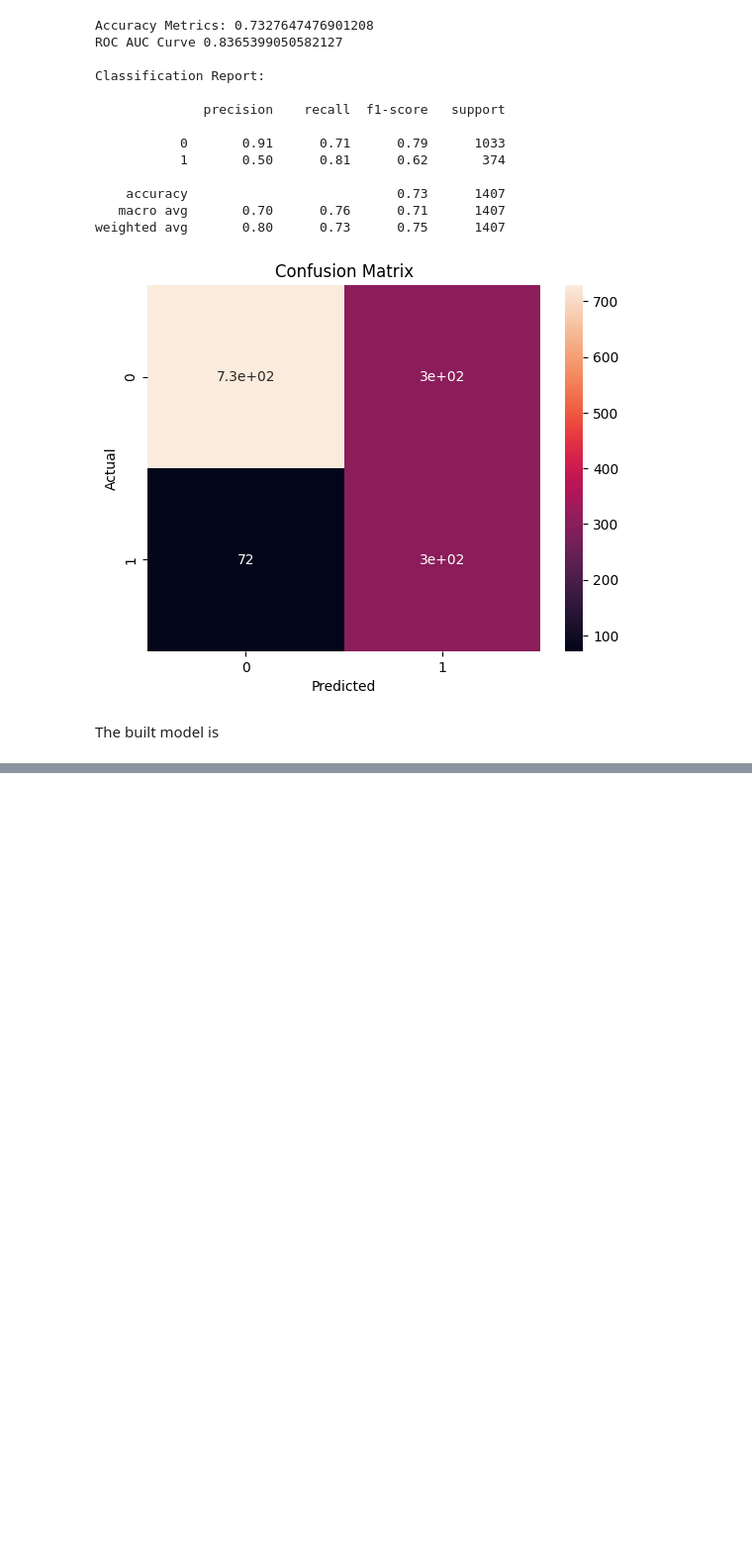
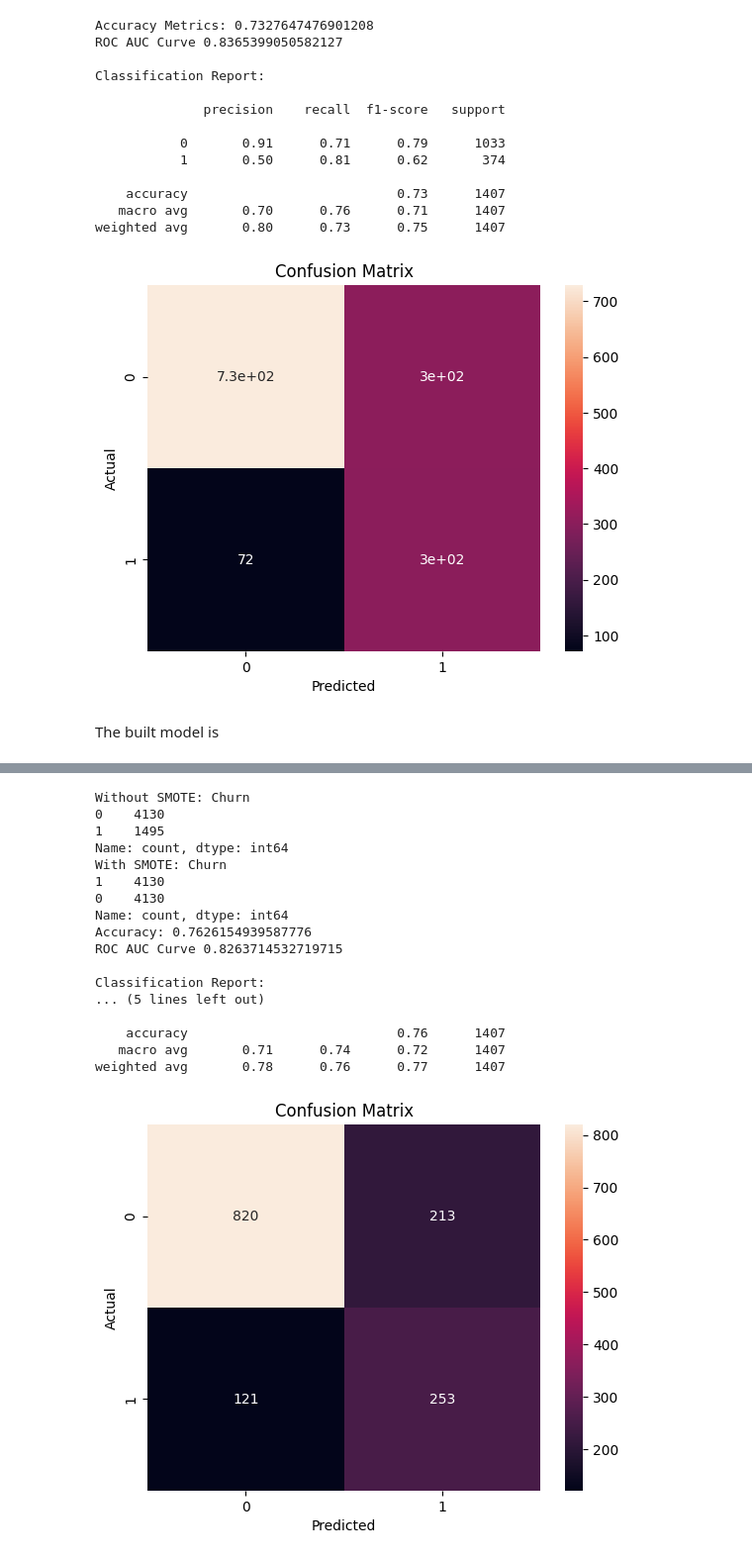
Before and after one commit to jnagabooshanam-hub/ChurnPrediction_Project, a Jupyter notebook: Customer_Churn_2026.ipynb, the cells around one changed output, grey strips where cells are left out. Shown at 99% size. Saved outputs shown, nothing was run; the diff lists cells and outputs as text; code cells hidden in the pictures; blank space fills up the shorter version.

```diff
--- a/Customer_Churn_2026.ipynb
+++ b/Customer_Churn_2026.ipynb
@@ -669,0 +679,72 @@ weighted avg       0.80      0.74      0.75      1407
+# %%
+key_features = [
+    "InternetService_Fiber optic",
+    "StreamingTV_Yes",
+    "StreamingMovies_Yes",
+    "MultipleLines_Yes",
+    "PaymentMethod_Electronic check",
+    "PaperlessBilling_Yes",
+    "TotalCharges",
+    "DeviceProtection_Yes",
+    "SeniorCitizen",
+    "PaymentMethod_Credit card (automatic)",
+    "PaymentMethod_Mailed check",
+    "PhoneService_Yes",
+    "MultipleLines_No phone service",
+    "gender_Male",
+    "OnlineBackup_Yes"
+]
+
+X_reduced = data_encoded[key_features]
+y = data_encoded["Churn"]
+X_train, X_test, y_train, y_test = train_test_split(
+    X_reduced, y, test_size=0.2, random_state=2, stratify=y
+)
+
+scaler = StandardScaler()
+X_train_scaled = scaler.fit_transform(X_train)
+X_test_scaled = scaler.transform(X_test)
+
+smote = SMOTE(random_state=2)
+X_train_bal, y_train_bal = smote.fit_resample(X_train_scaled, y_train)
+
+print("Without SMOTE:", y_train.value_counts())
+print("With SMOTE:", pd.Series(y_train_bal).value_counts())
+
+model = LogisticRegression(max_iter=1000)
+model.fit(X_train_bal, y_train_bal)
+
+y_pred = model.predict(X_test_scaled)
+y_prob = model.predict_proba(X_test_scaled)[:,1]
+
+print("Accuracy:", accuracy_score(y_test, y_pred))
+print("ROC AUC Curve", roc_auc_score(y_test, y_prob))
+print("\nClassification Report:\n")
+print(classification_report(y_test, y_pred))
+
+plt.figure()
+cm = confusion_matrix(y_test, y_pred)
+sns.heatmap(cm, annot=True, fmt='d')
+plt.title("Confusion Matrix")
+plt.xlabel("Predicted")
+plt.ylabel("Actual")
+plt.show()
+# %% [output]
+Without SMOTE: Churn
+0    4130
+1    1495
+Name: count, dtype: int64
+With SMOTE: Churn
+1    4130
+0    4130
+Name: count, dtype: int64
+Accuracy: 0.7626154939587776
+ROC AUC Curve 0.8263714532719715
+
+Classification Report:
+... (5 lines left out)
+
+    accuracy                           0.76      1407
+   macro avg       0.71      0.74      0.72      1407
+weighted avg       0.78      0.76      0.77      1407
+[figure, added]
```
Also changed, not shown: parts of 4 cells of this notebook.
